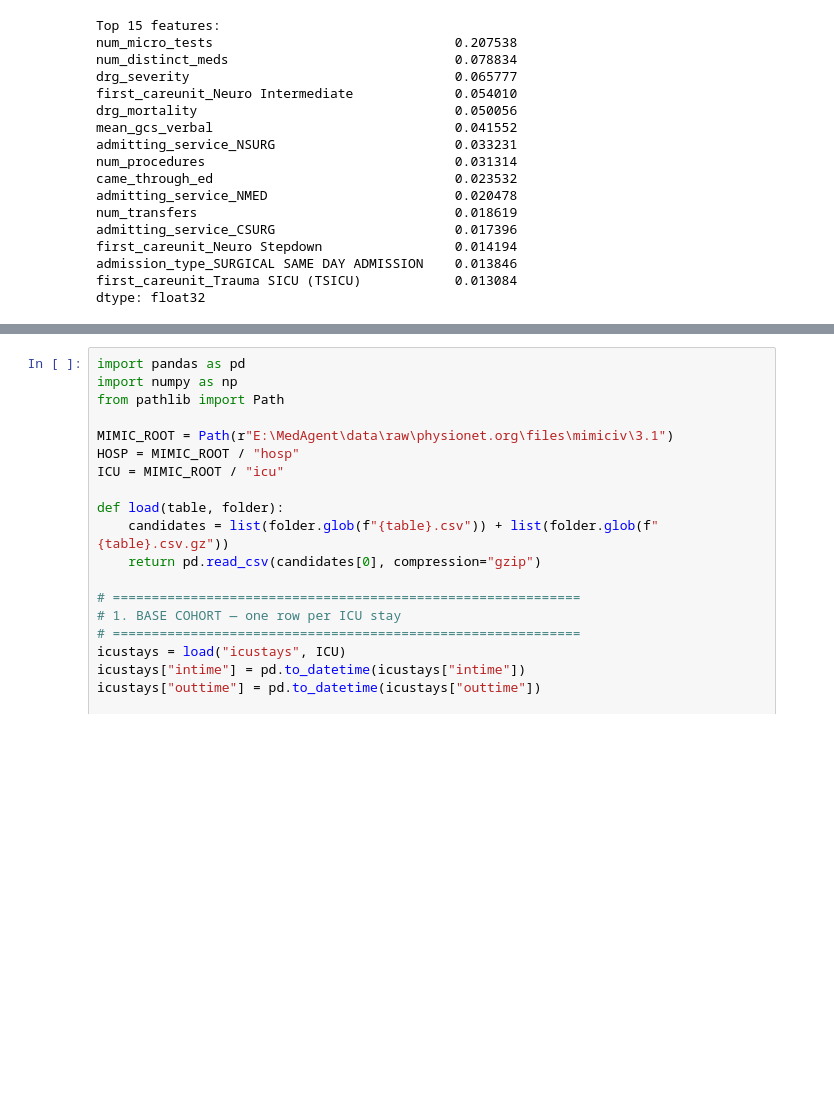
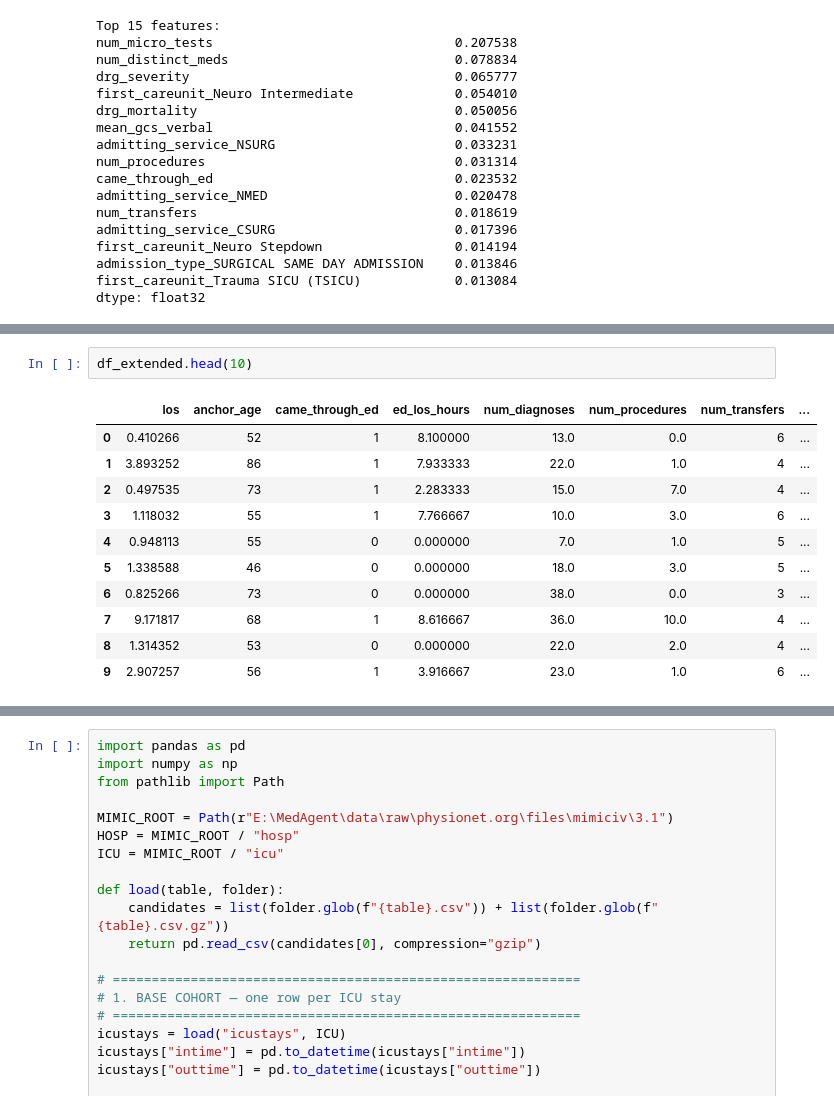
Before and after one commit to alexanderwu/MedAgent, a Jupyter notebook: notebooks/new page.ipynb, the cells around one changed output, grey strips where cells are left out. Saved outputs shown, nothing was run; the diff lists cells and outputs as text; blank space fills up the shorter version.

```diff
--- a/notebooks/new page.ipynb
+++ b/notebooks/new page.ipynb
@@ -1585,0 +1678,14 @@ IndexError: only integers, slices (`:`), ellipsis (`...`), numpy.newaxis (`None`
+# %%
+df_extended.head(10)
+# %% [output]
+|  | los | anchor_age | came_through_ed | ed_los_hours | num_diagnoses | num_procedures | num_transfers | ... |
+| 0 | 0.410266 | 52 | 1 | 8.100000 | 13.0 | 0.0 | 6 | ... |
+| 1 | 3.893252 | 86 | 1 | 7.933333 | 22.0 | 1.0 | 4 | ... |
+| 2 | 0.497535 | 73 | 1 | 2.283333 | 15.0 | 7.0 | 4 | ... |
+| 3 | 1.118032 | 55 | 1 | 7.766667 | 10.0 | 3.0 | 6 | ... |
+| 4 | 0.948113 | 55 | 0 | 0.000000 | 7.0 | 1.0 | 5 | ... |
+| 5 | 1.338588 | 46 | 0 | 0.000000 | 18.0 | 3.0 | 5 | ... |
+| 6 | 0.825266 | 73 | 0 | 0.000000 | 38.0 | 0.0 | 3 | ... |
+| 7 | 9.171817 | 68 | 1 | 8.616667 | 36.0 | 10.0 | 4 | ... |
+| 8 | 1.314352 | 53 | 0 | 0.000000 | 22.0 | 2.0 | 4 | ... |
+| 9 | 2.907257 | 56 | 1 | 3.916667 | 23.0 | 1.0 | 6 | ... |
```
Also changed, not shown: parts of 4 cells of this notebook.
